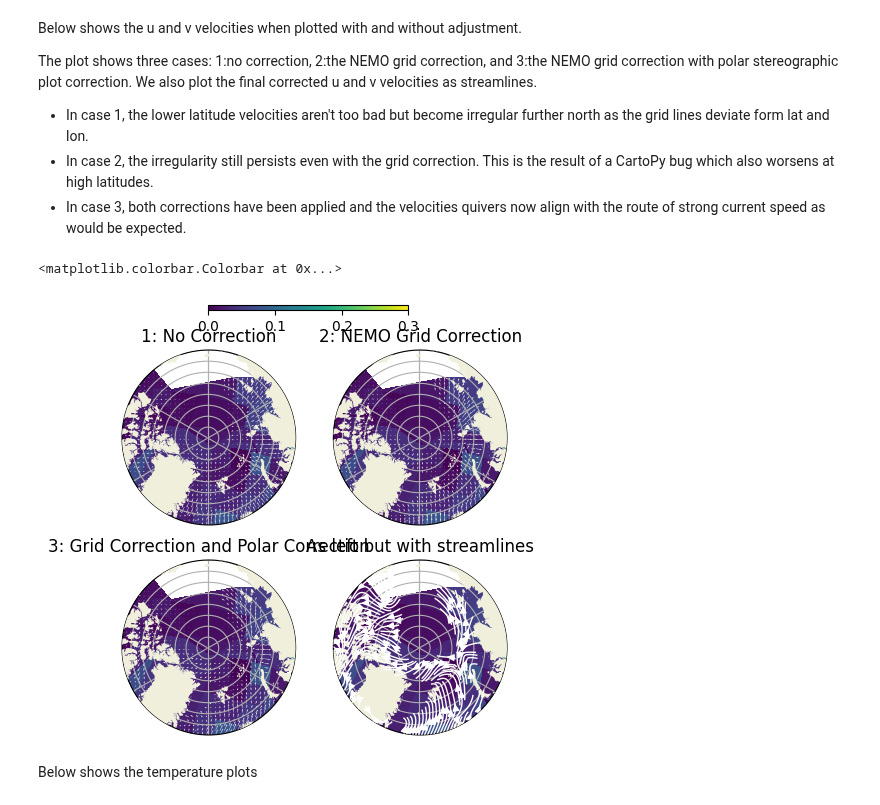
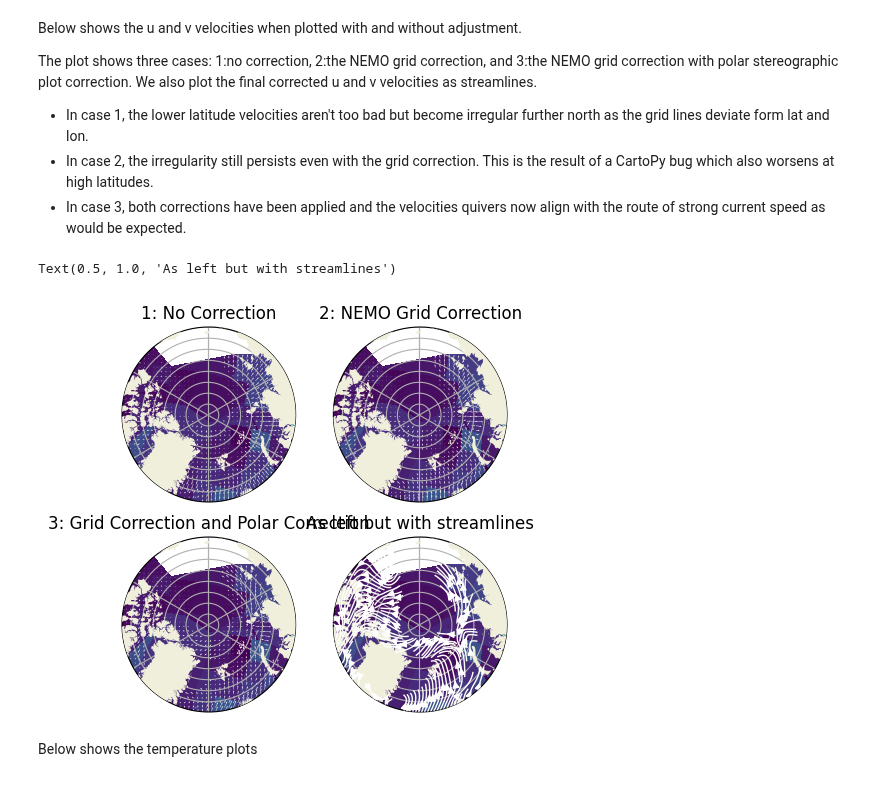
Before and after one commit to British-Oceanographic-Data-Centre/COAsT, a Jupyter notebook: example_scripts/notebook_tutorials/runnable_notebooks/general/polar_plotting.ipynb, the cells around one changed output. Cells and saved outputs as stored; diff of their text form; code cells hidden in the pictures.

```diff
--- a/example_scripts/notebook_tutorials/runnable_notebooks/general/polar_plotting.ipynb
+++ b/example_scripts/notebook_tutorials/runnable_notebooks/general/polar_plotting.ipynb
@@ -102,63 +102,9 @@ The plot shows three cases: 1:no correction, 2:the NEMO grid correction, and 3:t
 - In case 2, the irregularity still persists even with the grid correction. This is the result of a CartoPy bug which also worsens at high latitudes.
 - In case 3, both corrections have been applied and the velocities quivers now align with the route of strong current speed as would be expected.
 # %%
-# Subplot axes settings
-n_r = 2  # Number of subplot rows
-n_c = 2  # Number of subplot columns
-figsize = (5, 5)  # Figure size
-subplot_padding = 0.5  # Amount of vertical and horizontal padding between plots
-fig_pad = (0.075, 0.075, 0.1, 0.1)  # Figure padding (left, top, right, bottom)
-
-# Labels and Titles
-fig_title = "Velocity Plot"  # Whole figure title
-
-# Create plot and flatten axis array
-fig, ax = plt.subplots(n_r, n_c, subplot_kw={"projection": mrc}, sharey=True, sharex=True, figsize=figsize)
-# fig, ax = plt.subplots(n_r, n_c, subplot_kw={"projection": mrc}, sharey=True, sharex=True, figsize=figsize)
-cax = fig.add_axes([0.3, 0.96, 0.4, 0.01])
-
-ax = ax.flatten()
-for rr in range(n_r * n_c):
-    ax[rr].add_feature(cfeature.LAND, zorder=100)
-    ax[rr].gridlines()
-    ax[rr].set_extent([-180, 180, 70, 90], crs=data_crs)
-    coast._utils.plot_util.set_circle(ax[rr])
-
-cs = ax[0].pcolormesh(nemo_data_t.longitude.values, nemo_data_t.latitude.values, speed, transform=data_crs, vmin=0, vmax=0.3)
-ax[0].quiver(nemo_data_t.longitude.values, nemo_data_t.latitude.values,
-    data_u.to_array().values[0, :, :], data_v.to_array().values[0, :, :],
-    color='w', transform=data_crs, angles='xy', regrid_shape=40)
-
-ax[1].pcolormesh(nemo_data_t.longitude.values, nemo_data_t.latitude.values, speed, transform=data_crs, vmin=0, vmax=0.3)
-ax[1].quiver(nemo_data_t.longitude.values, nemo_data_t.latitude.values,
-    u_new, v_new,
-    color='w', transform=data_crs, angles='xy', regrid_shape=40)
-
-ax[2].pcolormesh(nemo_data_t.longitude.values, nemo_data_t.latitude.values, speed, transform=data_crs, vmin=0, vmax=0.3)
-ax[2].quiver(nemo_data_t.longitude.values, nemo_data_t.latitude.values,
-    u_pol, v_pol,
-    color='w', transform=data_crs, angles='xy', regrid_shape=40)
-
-ax[3].pcolormesh(nemo_data_t.longitude.values, nemo_data_t.latitude.values, speed, transform=data_crs, vmin=0, vmax=0.3)
-ax[3].streamplot(nemo_data_t.longitude.values, nemo_data_t.latitude.values,
-    u_pol, v_pol, transform=data_crs, linewidth=1, density=2, color='w', zorder=101)
-
-ax[0].set_title('1: No Correction')
-ax[1].set_title('2: NEMO Grid Correction')
-ax[2].set_title('3: Grid Correction and Polar Correction')
-ax[3].set_title('As left but with streamlines')
-
-fig.colorbar(cs, cax=cax, orientation='horizontal')
-# cax.set_xlabel('U (m s$^{-1}$)')
-
-#fig.tight_layout(w_pad=subplot_padding, h_pad=subplot_padding)
-#fig.subplots_adjust(left=(fig_pad[0]), bottom=(fig_pad[1]), right=(1 - fig_pad[2]), top=(1 - fig_pad[3]))
-
-# uncomment this line to save an output image
-# fig.savefig(fn_out)
 # %% [output]
-<matplotlib.colorbar.Colorbar at 0x...>
+Text(0.5, 1.0, 'As left but with streamlines')
-[figure, old version]
+[figure, new version]
 # %% [markdown]
 Below shows the temperature plots
 # %%
```
Also changed, not shown: parts of 1 cell of this notebook, 2 other files.
